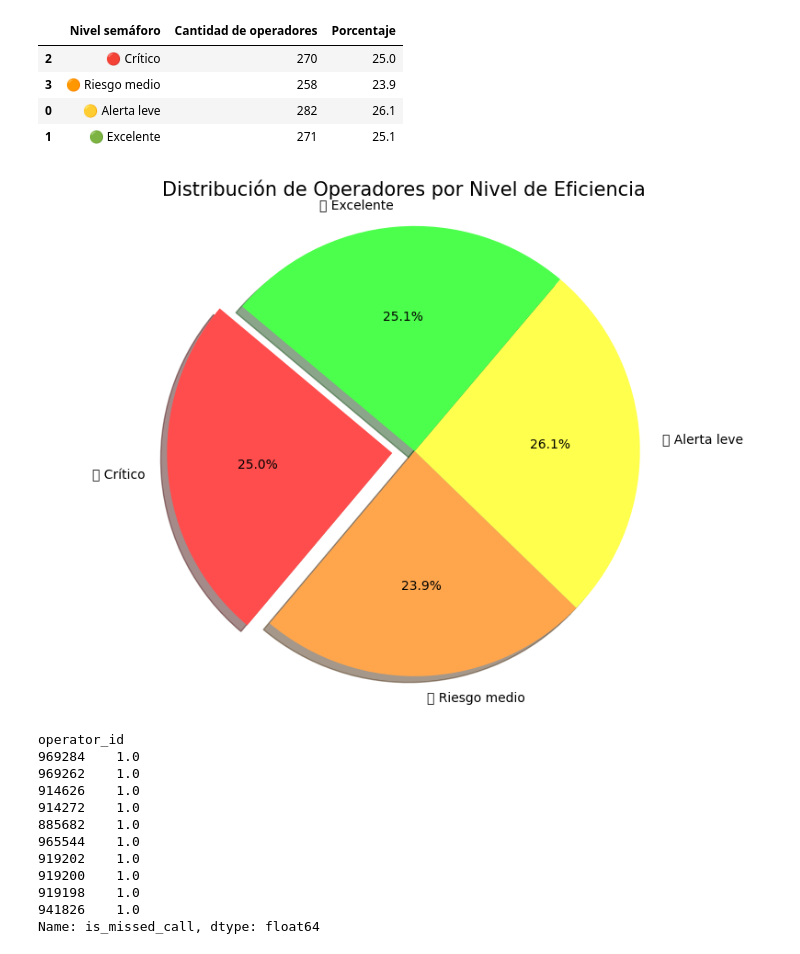
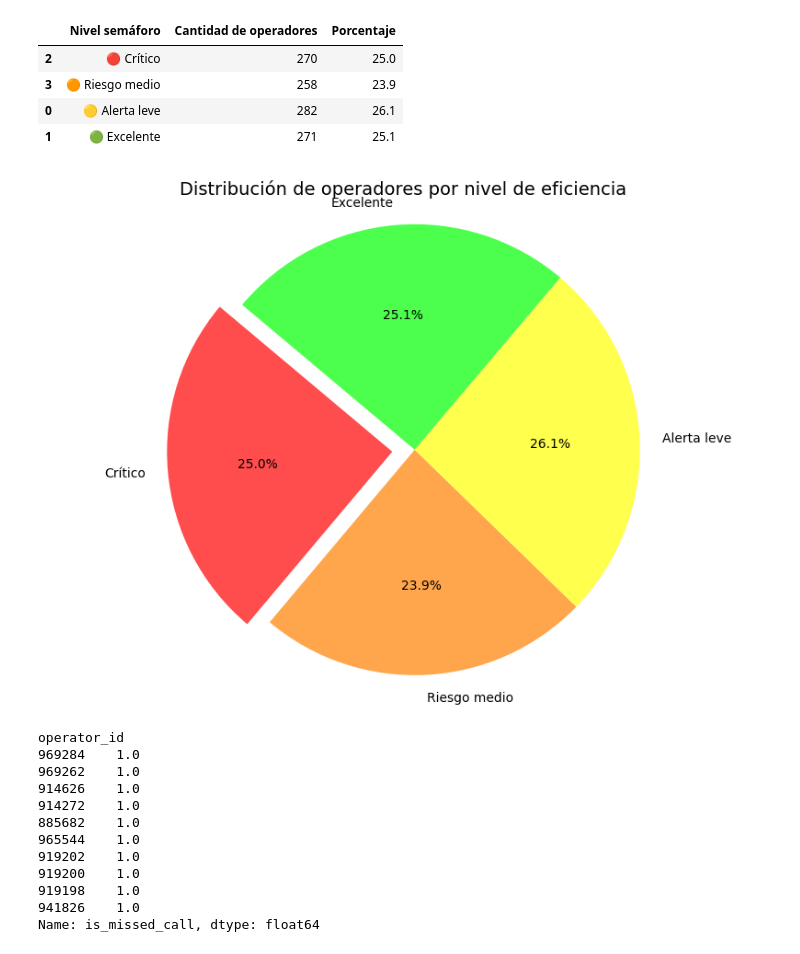
Before and after one commit to albert777mendoza/final_project_da, a Jupyter notebook: case1_telecom/notebooks/telecom_case.ipynb, the cells around one changed output. Saved outputs shown, nothing was run; the diff lists cells and outputs as text; code cells hidden in the pictures.

```diff
--- a/case1_telecom/notebooks/telecom_case.ipynb
+++ b/case1_telecom/notebooks/telecom_case.ipynb
@@ -1712,29 +1718,51 @@ display(conteo_semaforo)
 # %%
 
 # Gráfico del sémafor0
 
-# Aseguramos que los colores coincidan con los niveles
-colores = ['#ff4d4d', '#ffa64d', '#ffff4d', '#4dff4d'] # Rojo, Naranja, Amarillo, Verde
+# Limpiar etiquetas (quitar emojis si existen)
+conteo_semaforo['Nivel_clean'] = (
+    conteo_semaforo['Nivel semáforo']
+    .str.replace('🔴 ', '', regex=False)
+    .str.replace('🟠 ', '', regex=False)
+    .str.replace('🟡 ', '', regex=False)
+    .str.replace('🟢 ', '', regex=False)
+)
+
+# 🎨 Mapa de colores consistente
+color_map = {
+    'Crítico': '#ff4d4d',
+    'Riesgo medio': '#ffa64d',
+    'Alerta leve': '#ffff4d',
+    'Excelente': '#4dff4d'
+}
+
+# Asegurar orden correcto
+conteo_semaforo['color'] = conteo_semaforo['Nivel_clean'].map(color_map)
+
+# 🎯 Explode dinámico (solo crítico)
+explode = [
+    0.1 if nivel == 'Crítico' else 0
+    for nivel in conteo_semaforo['Nivel_clean']
+]
 
 plt.figure(figsize=(10, 7))
 
-# 2. Crear el gráfico de torta
 plt.pie(
     conteo_semaforo['Cantidad de operadores'],
-    labels=conteo_semaforo['Nivel semáforo'],
+    labels=conteo_semaforo['Nivel_clean'],
     autopct='%1.1f%%',
     startangle=140,
-    colors=colores,
-    explode=(0.1, 0, 0, 0), # Resaltamos el grupo 'Crítico'
-    shadow=True
+    colors=conteo_semaforo['color'],
+    explode=explode,
+    shadow=False   # 👈 más limpio
 )
 
-plt.title('Distribución de Operadores por Nivel de Eficiencia', fontsize=15)
-plt.axis('equal')  # Para que el círculo sea perfecto
+plt.title('Distribución de operadores por nivel de eficiencia', fontsize=14)
+plt.axis('equal')
 
 plt.show()
 # %% [output]
-[figure, old version]
+[figure, new version]
 # %%
 #a. Tasa de llamadas perdidas
 lost_rate_operator = tipicos.groupby('operator_id')['is_missed_call'].mean()
```
Also changed, not shown: parts of 13 cells of this notebook.
